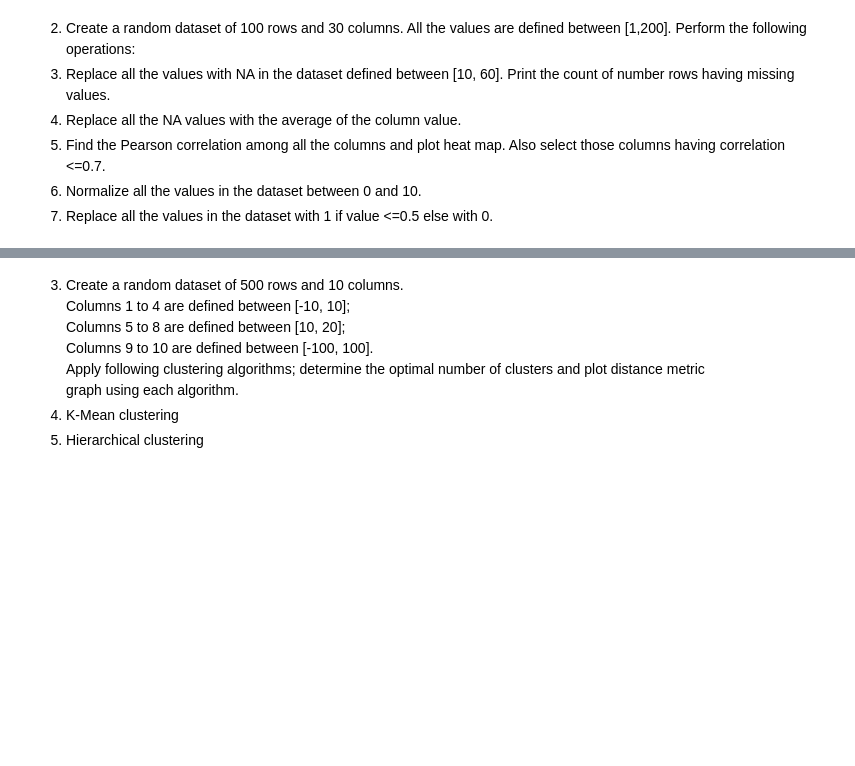
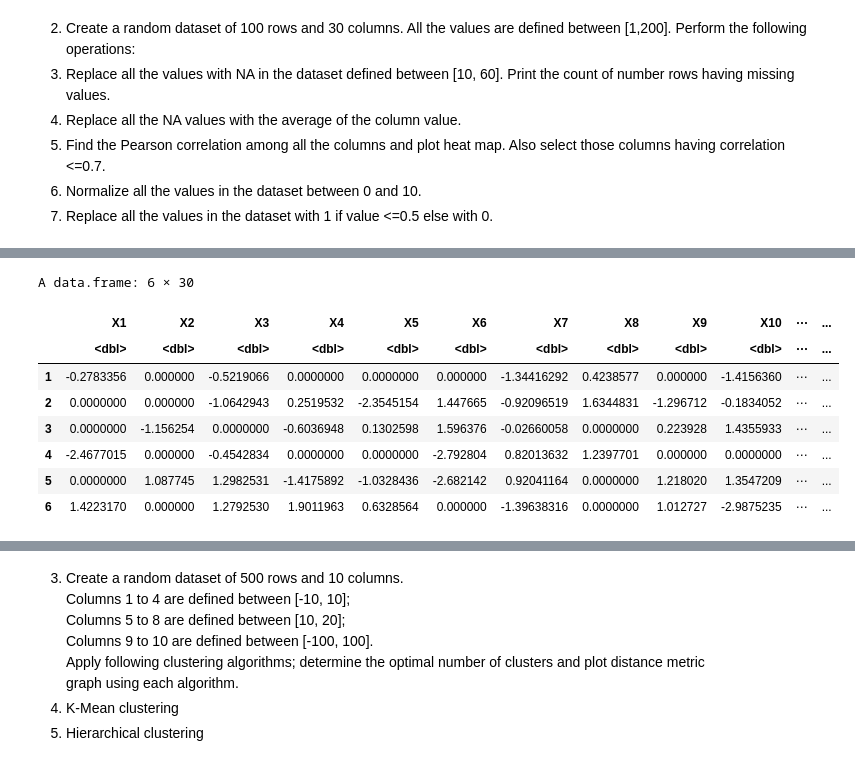
Before and after one commit to IqmanS/ML-Assignments, a Jupyter notebook: Assignment_3_R_Programming.ipynb, the cells around one changed output, grey strips where cells are left out. Saved outputs shown, nothing was run; the diff lists cells and outputs as text; code cells hidden in the pictures; blank space fills up the shorter version.

```diff
--- a/Assignment_3_R_Programming.ipynb
+++ b/Assignment_3_R_Programming.ipynb
@@ -21,0 +99,13 @@ having correlation <=0.7.
+# %%
+df <- as.data.frame(scale(df))
+head(df)
+# %% [output]
+A data.frame: 6 × 30
+|  | X1 | X2 | X3 | X4 | X5 | X6 | X7 | X8 | X9 | X10 | ⋯ | ... |
+|  | <dbl> | <dbl> | <dbl> | <dbl> | <dbl> | <dbl> | <dbl> | <dbl> | <dbl> | <dbl> | ⋯ | ... |
+| 1 | -0.2783356 | 0.000000 | -0.5219066 | 0.0000000 | 0.0000000 | 0.000000 | -1.34416292 | 0.4238577 | 0.000000 | -1.4156360 | ⋯ | ... |
+| 2 | 0.0000000 | 0.000000 | -1.0642943 | 0.2519532 | -2.3545154 | 1.447665 | -0.92096519 | 1.6344831 | -1.296712 | -0.1834052 | ⋯ | ... |
+| 3 | 0.0000000 | -1.156254 | 0.0000000 | -0.6036948 | 0.1302598 | 1.596376 | -0.02660058 | 0.0000000 | 0.223928 | 1.4355933 | ⋯ | ... |
+| 4 | -2.4677015 | 0.000000 | -0.4542834 | 0.0000000 | 0.0000000 | -2.792804 | 0.82013632 | 1.2397701 | 0.000000 | 0.0000000 | ⋯ | ... |
+| 5 | 0.0000000 | 1.087745 | 1.2982531 | -1.4175892 | -1.0328436 | -2.682142 | 0.92041164 | 0.0000000 | 1.218020 | 1.3547209 | ⋯ | ... |
+| 6 | 1.4223170 | 0.000000 | 1.2792530 | 1.9011963 | 0.6328564 | 0.000000 | -1.39638316 | 0.0000000 | 1.012727 | -2.9875235 | ⋯ | ... |
```
Also changed, not shown: parts of 12 cells of this notebook.
